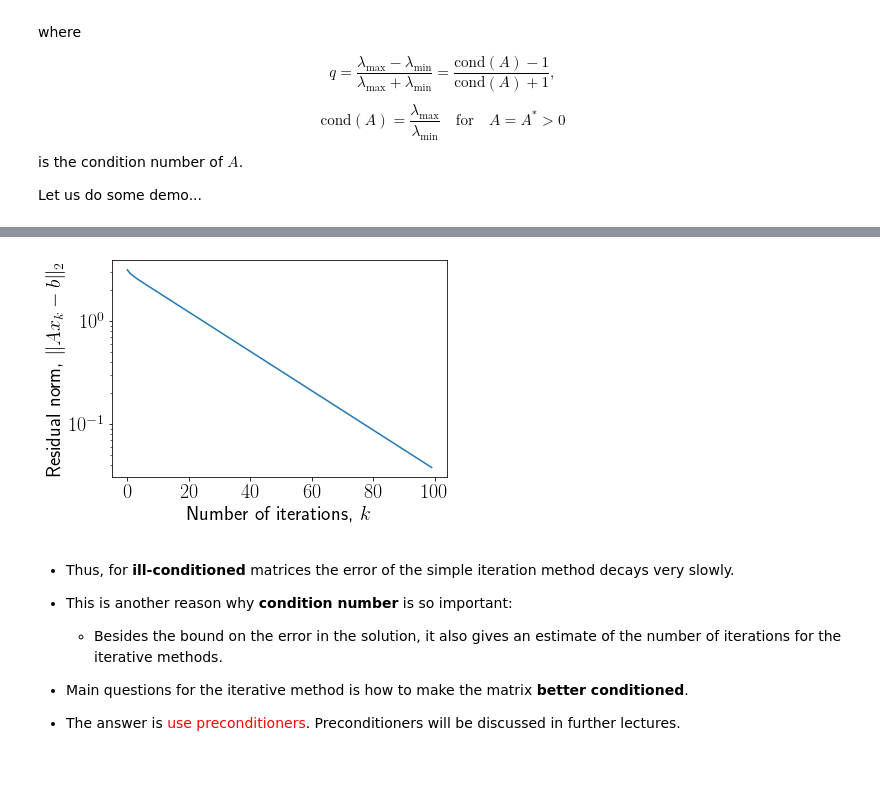
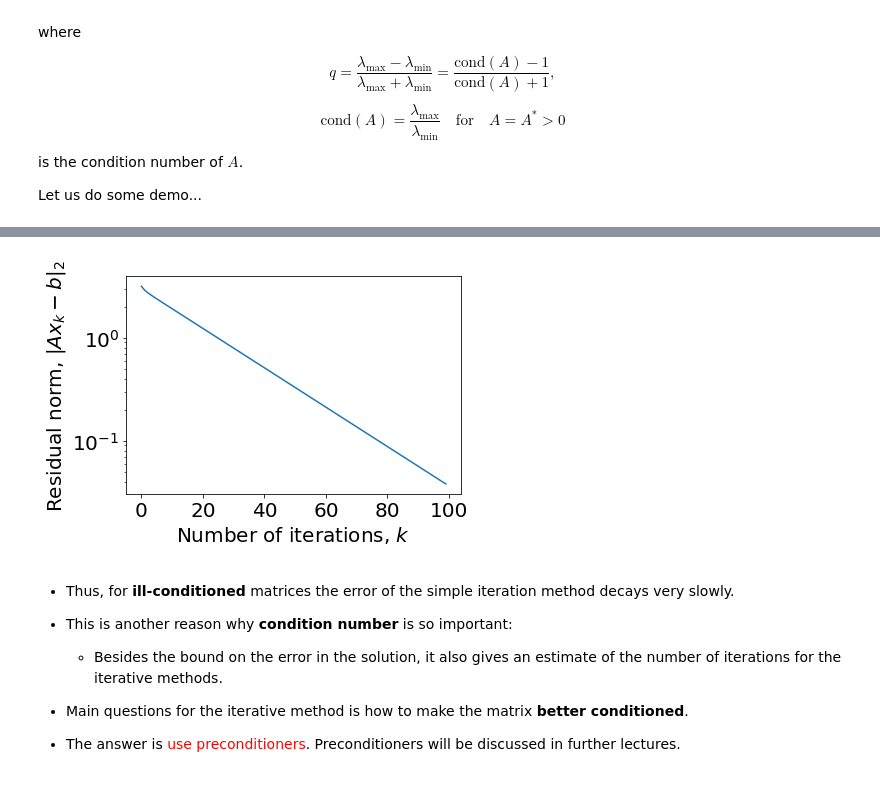
Before and after one commit to ArtemVergazov/nla2021, a Jupyter notebook: lectures/lecture11/lecture-11.ipynb, the cells around one changed output, grey strips where cells are left out. Drawn from its saved outputs; the diff is of its cells as text; code cells hidden in the pictures.

```diff
--- a/lectures/lecture11/lecture-11.ipynb
+++ b/lectures/lecture11/lecture-11.ipynb
@@ -357,7 +357,7 @@ Let us do some demo...
 import numpy as np
 import matplotlib.pyplot as plt
 %matplotlib inline
-plt.rc("text", usetex=True)
+
 import scipy as sp
 import scipy.sparse
 import scipy.sparse.linalg as spla
@@ -401,22 +401,22 @@ Condition number = 45.45516413147909
 [0.9186479  0.94484203 0.95170654 0.95466793 0.95595562 0.95651542
  0.9567591  0.95686534 0.95691172 0.95693198 0.95694084 0.95694472
  0.95694642 0.95694716 0.95694748 0.95694763 0.95694769 0.95694771
  0.95694773 0.95694773 0.95694773 0.95694774 0.95694774 0.95694774
  0.95694774 0.95694774 0.95694774 0.95694774 0.95694774 0.95694774
  0.95694774 0.95694774 0.95694774 0.95694774 0.95694774 0.95694774
  0.95694774 0.95694774 0.95694774 0.95694774 0.95694774 0.95694774
  0.95694774 0.95694774 0.95694774 0.95694774 0.95694774 0.95694774
  0.95694774 0.95694774 0.95694774 0.95694774 0.95694774 0.95694774
  0.95694774 0.95694774 0.95694774 0.95694774 0.95694774 0.95694774
  0.95694774 0.95694774 0.95694774 0.95694774 0.95694774 0.95694774
  0.95694774 0.95694774 0.95694774 0.95694774 0.95694774 0.95694774
  0.95694774 0.95694774 0.95694774 0.95694774 0.95694774 0.95694774
  0.95694774 0.95694774 0.95694774 0.95694774 0.95694774 0.95694774
  0.95694774 0.95694774 0.95694774 0.95694774 0.95694774 0.95694774
  0.95694774 0.95694774 0.95694774 0.95694774 0.95694774 0.95694774
  0.95694774 0.95694774 0.95694774]
 Theoretical factor: 0.9569477357923108
-[figure, old version]
+[figure, new version]
 # %% [markdown]
 - Thus, for **ill-conditioned** matrices the error of the simple iteration method decays very slowly.<br>
 - This is another reason why **condition number** is so important:
```
Also changed, not shown: parts of 11 cells of this notebook, 7 other files.
